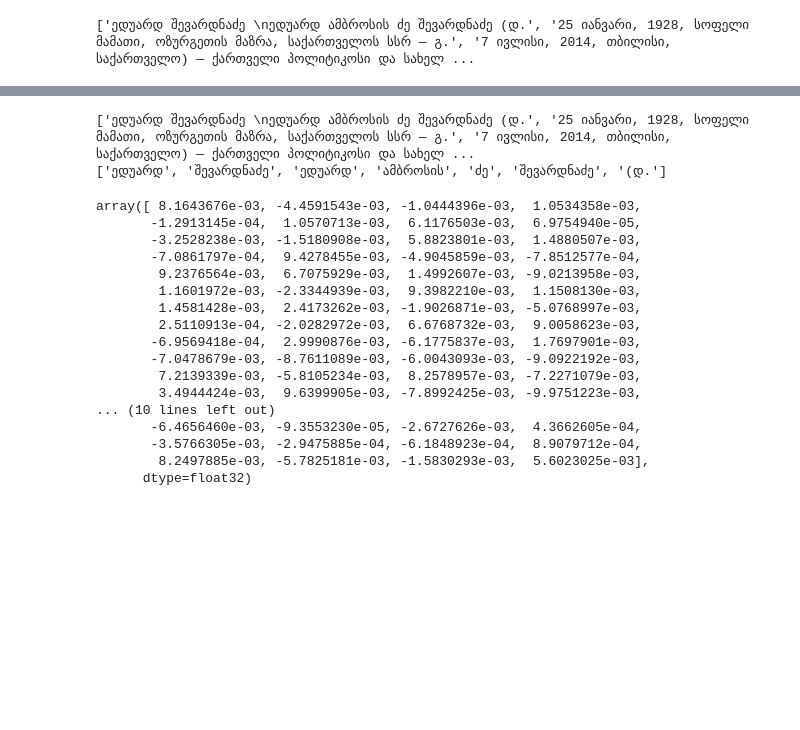
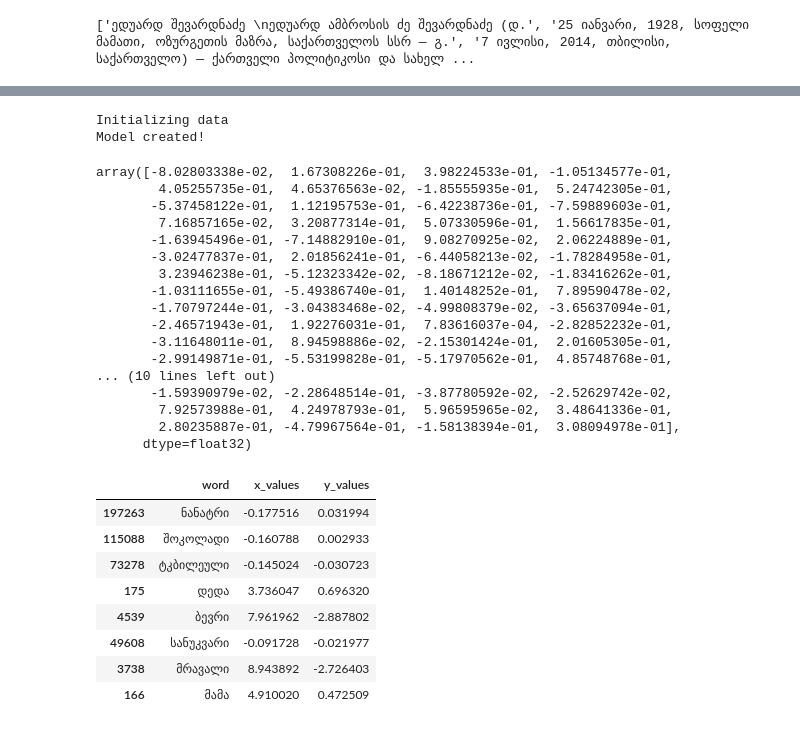
Before and after one commit to akakh18/NLP-Final-Project, a Jupyter notebook: notebooks/play_test.ipynb, the cells around one changed output, grey strips where cells are left out. Cells and saved outputs as stored; diff of their text form; code cells hidden in the pictures; blank space fills up the shorter version.

```diff
--- a/notebooks/play_test.ipynb
+++ b/notebooks/play_test.ipynb
@@ -47,25 +41,64 @@ Model created!
+# %%
+word2vec_model = GeorgianWord2VecModel(load=True)
+# %% [output]
+Initializing data
+Model created!
 # %%
-geo_model.train("../data/data2.txt")
+word2vec_model.train("../data/data_115000.txt")
-# %% [output]
-['ედუარდ შევარდნაძე \nედუარდ ამბროსის ძე შევარდნაძე (დ.', '25 იანვარი, 1928, სოფელი მამათი, ოზურგეთის მაზრა, საქართველოს სსრ — გ.', '7 ივლისი, 2014, თბილისი, საქართველო) — ქართველი პოლიტიკოსი და სახელ ...
-['ედუარდ', 'შევარდნაძე', 'ედუარდ', 'ამბროსის', 'ძე', 'შევარდნაძე', '(დ.']
 # %%
-geo_model.get_vector("ედუარდ")
+word2vec_model.get_vector("ედუარდ")
 # %% [output]
-array([ 8.1643676e-03, -4.4591543e-03, -1.0444396e-03,  1.0534358e-03,
-       -1.2913145e-04,  1.0570713e-03,  6.1176503e-03,  6.9754940e-05,
-       -3.2528238e-03, -1.5180908e-03,  5.8823801e-03,  1.4880507e-03,
-       -7.0861797e-04,  9.4278455e-03, -4.9045859e-03, -7.8512577e-04,
-        9.2376564e-03,  6.7075929e-03,  1.4992607e-03, -9.0213958e-03,
-        1.1601972e-03, -2.3344939e-03,  9.3982210e-03,  1.1508130e-03,
-        1.4581428e-03,  2.4173262e-03, -1.9026871e-03, -5.0768997e-03,
-        2.5110913e-04, -2.0282972e-03,  6.6768732e-03,  9.0058623e-03,
-       -6.9569418e-04,  2.9990876e-03, -6.1775837e-03,  1.7697901e-03,
-       -7.0478679e-03, -8.7611089e-03, -6.0043093e-03, -9.0922192e-03,
-        7.2139339e-03, -5.8105234e-03,  8.2578957e-03, -7.2271079e-03,
-        3.4944424e-03,  9.6399905e-03, -7.8992425e-03, -9.9751223e-03,
+array([-8.02803338e-02,  1.67308226e-01,  3.98224533e-01, -1.05134577e-01,
+        4.05255735e-01,  4.65376563e-02, -1.85555935e-01,  5.24742305e-01,
+       -5.37458122e-01,  1.12195753e-01, -6.42238736e-01, -7.59889603e-01,
+        7.16857165e-02,  3.20877314e-01,  5.07330596e-01,  1.56617835e-01,
+       -1.63945496e-01, -7.14882910e-01,  9.08270925e-02,  2.06224889e-01,
+       -3.02477837e-01,  2.01856241e-01, -6.44058213e-02, -1.78284958e-01,
+        3.23946238e-01, -5.12323342e-02, -8.18671212e-02, -1.83416262e-01,
+       -1.03111655e-01, -5.49386740e-01,  1.40148252e-01,  7.89590478e-02,
+       -1.70797244e-01, -3.04383468e-02, -4.99808379e-02, -3.65637094e-01,
+       -2.46571943e-01,  1.92276031e-01,  7.83616037e-04, -2.82852232e-01,
+       -3.11648011e-01,  8.94598886e-02, -2.15301424e-01,  2.01605305e-01,
+       -2.99149871e-01, -5.53199828e-01, -5.17970562e-01,  4.85748768e-01,
 ... (10 lines left out)
-       -6.4656460e-03, -9.3553230e-05, -2.6727626e-03,  4.3662605e-04,
-       -3.5766305e-03, -2.9475885e-04, -6.1848923e-04,  8.9079712e-04,
-        8.2497885e-03, -5.7825181e-03, -1.5830293e-03,  5.6023025e-03],
+       -1.59390979e-02, -2.28648514e-01, -3.87780592e-02, -2.52629742e-02,
+        7.92573988e-01,  4.24978793e-01,  5.96595965e-02,  3.48641336e-01,
+        2.80235887e-01, -4.79967564e-01, -1.58138394e-01,  3.08094978e-01],
       dtype=float32)
+# %%
+model = word2vec_model.get_model()
+
+
+def get_df_from_model(model: Word2Vec) -> pd.DataFrame:
+    vectors = model.wv.vectors
+    words = model.wv.index_to_key
+    pca = PCA(n_components=2)
+    pca_result = pca.fit_transform(vectors)
+
+    words = pd.DataFrame(words)
+    pca_result = pd.DataFrame(pca_result)
+    pca_result['x_values'] = pca_result.iloc[0:, 0]
+    pca_result['y_values'] = pca_result.iloc[0:, 1]
+    pca_final = pd.merge(words, pca_result, left_index=True, right_index=True)
+    pca_final['word'] = pca_final.iloc[0:, 0]
+    result = pca_final[['word', 'x_values', 'y_values']]
+
+    result = result.sample(frac=1)
+    result = result.loc[
+        result['word'].isin(["ბევრი", "მრავალი", "მამა", "დედა", "შოკოლადი", "სანუკვარი", "ნანატრი", "ტკბილეული"])]
+    return result.head(9)
+
+
+pca_data = get_df_from_model(model)
+
+pca_data
+# %% [output]
+|  | word | x_values | y_values |
+| 197263 | ნანატრი | -0.177516 | 0.031994 |
+| 115088 | შოკოლადი | -0.160788 | 0.002933 |
+| 73278 | ტკბილეული | -0.145024 | -0.030723 |
+| 175 | დედა | 3.736047 | 0.696320 |
+| 4539 | ბევრი | 7.961962 | -2.887802 |
+| 49608 | სანუკვარი | -0.091728 | -0.021977 |
+| 3738 | მრავალი | 8.943892 | -2.726403 |
+| 166 | მამა | 4.910020 | 0.472509 |
```
Also changed, not shown: parts of 11 cells of this notebook, 7 other files.
